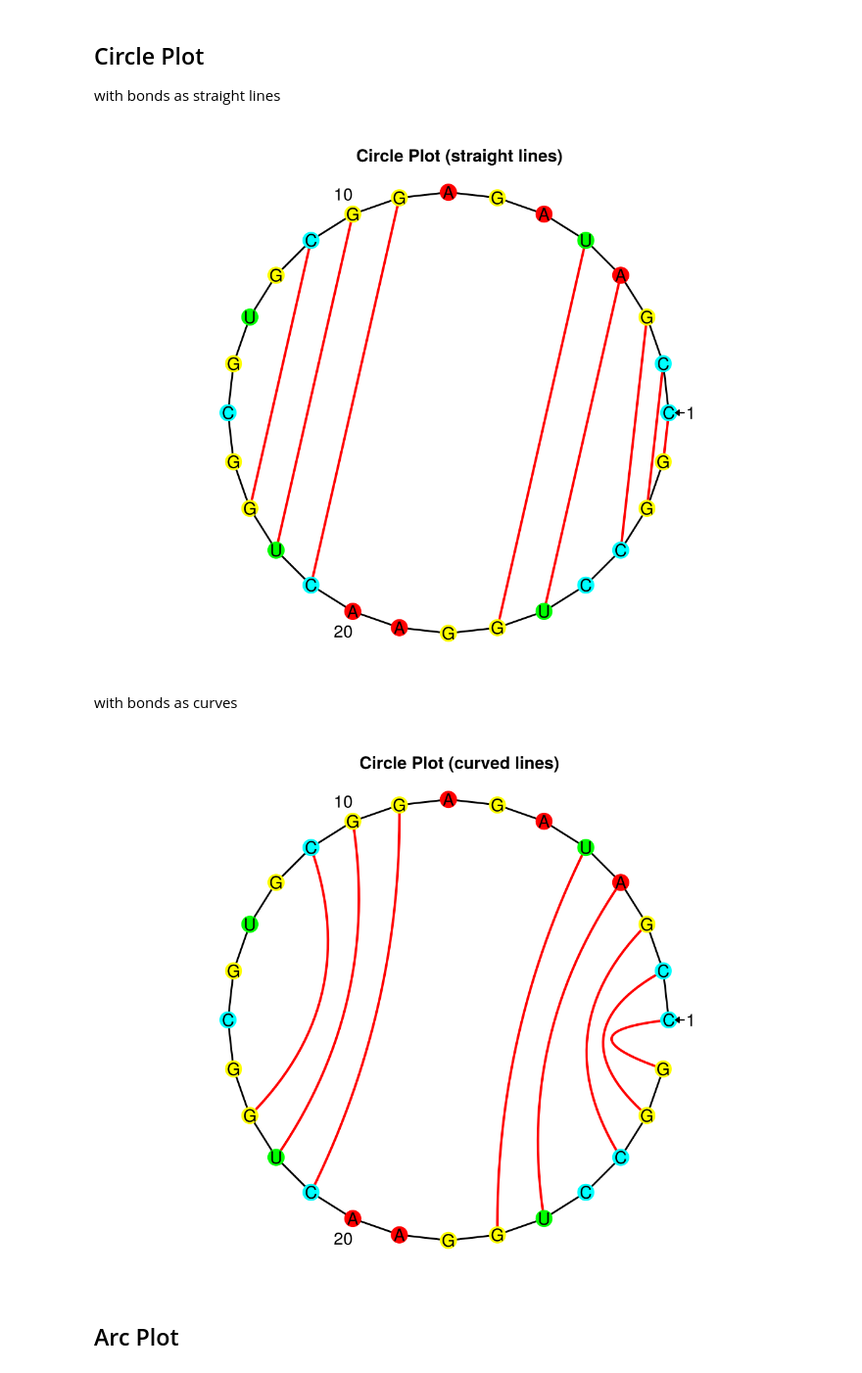
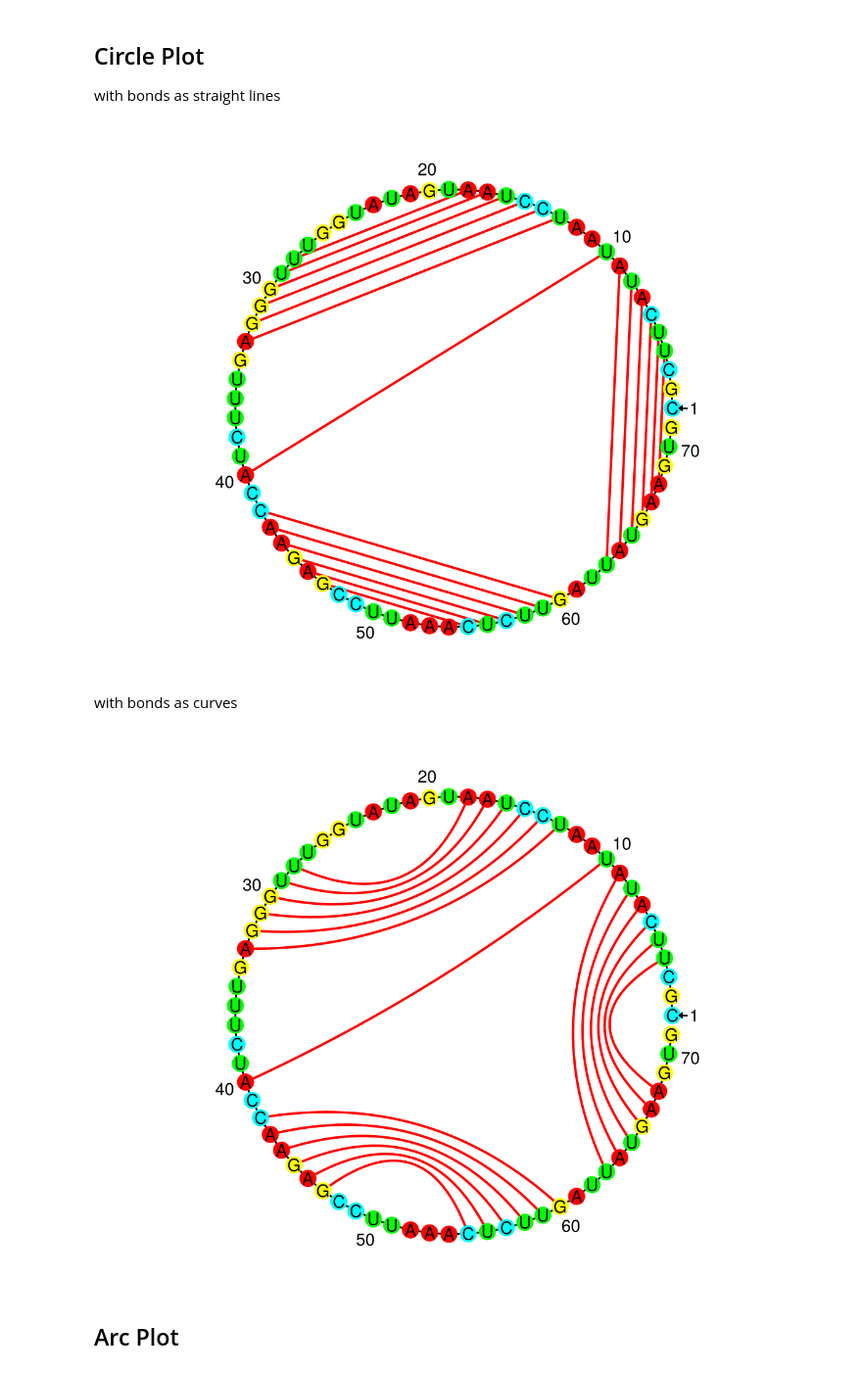
Before and after one commit to romanamo/RNAStructPlot, a Jupyter notebook: demo/showcase.ipynb, the cells around one changed output. Shown at 98% size. Cells and saved outputs as stored; diff of their text form; code cells hidden in the pictures.

```diff
--- a/demo/showcase.ipynb
+++ b/demo/showcase.ipynb
@@ -11,7 +11,7 @@ using RNAStructPlot
 using CairoMakie
 
 rnastruct = Parse.dotbracketbase(
-    "CCGAUAGAGGCGUGCGGUCAAGGUCCGG",
-    "(((((...(((.....)))...)).)))"
+    "CGCUUCAUAUAAUCCUAAUGAUAUGGUUUGGGAGUUUCUACCAAGAGCCUUAAACUCUUGAUUAUGAAGUG",
+    "...(((((((..((((((.........))))))......).((((((.......))))))..))))))..."
 )
 # %% [output]
@@ -22,7 +22,7 @@ RNAStructPlot.Parse.RNABaseGraph(Graphs.SimpleGraphs.SimpleGraph{Int64}(35, [[2,
 with bonds as straight lines
 # %%
 f = Figure()
-ax = Axis(f[1,1], title="Circle Plot (straight lines)", aspect=DataAspect())
+ax = Axis(f[1,1], aspect=DataAspect())
 
 Recipes.circleplot!(f[1,1], rnastruct)
 
@@ -31,21 +31,21 @@ hidespines!(ax)
 
 f
 # %% [output]
-[figure, old version]
+[figure, new version]
 # %% [markdown]
 with bonds as curves
 # %%
 f = Figure()
-ax = Axis(f[1,1], title="Circle Plot (curved lines)", aspect=DataAspect())
+ax = Axis(f[1,1], aspect=DataAspect())
 
 Recipes.circleplot!(f[1,1], rnastruct, layout=:curves)
 
 hidedecorations!(ax)
 hidespines!(ax)
 
 f
 # %% [output]
-[figure, old version]
+[figure, new version]
 # %% [markdown]
 ## Arc Plot
 # %%
```
Also changed, not shown: parts of 4 cells of this notebook, 3 other files.
